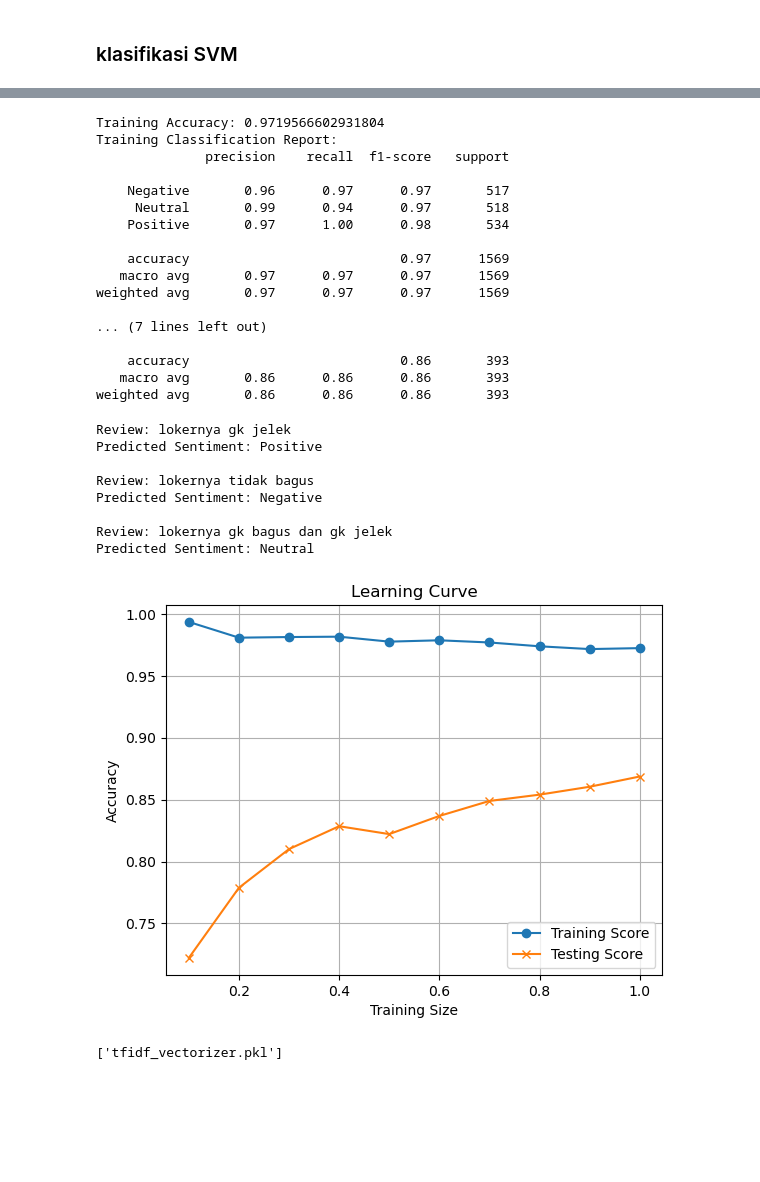
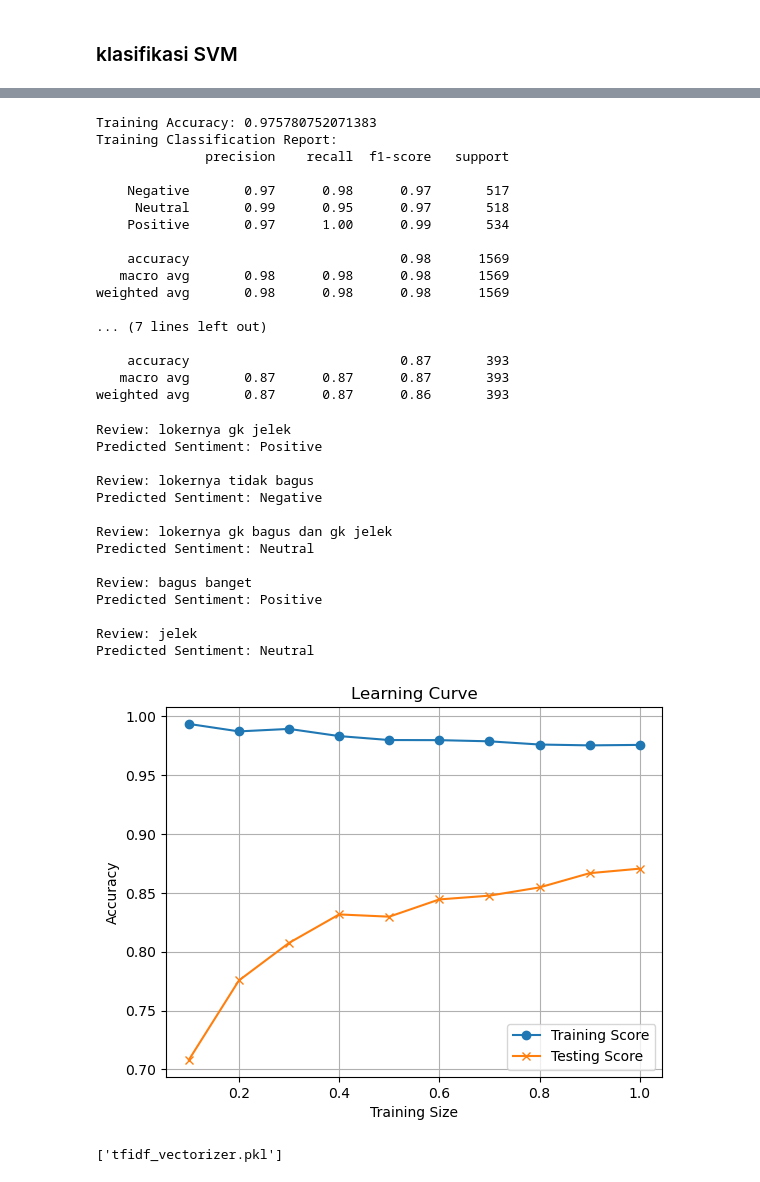
Before and after one commit to AIoTech-TIK-PNJ-2024/Machine_Learning_API, a Jupyter notebook: analysis_sentiment.ipynb, the cells around one changed output, grey strips where cells are left out. Cells and saved outputs as stored; diff of their text form; code cells hidden in the pictures; blank space fills up the shorter version.

```diff
--- a/analysis_sentiment.ipynb
+++ b/analysis_sentiment.ipynb
@@ -178,7 +192,7 @@ Name: processed_review, Length: 1962, dtype: object
 # %% [markdown]
 ### Pembobotan TF-IDF
 # %%
-tfidf_vectorizer = TfidfVectorizer(max_df=0.7, min_df=1, ngram_range=(1, 2))
+tfidf_vectorizer = TfidfVectorizer(max_df=0.6, min_df=1, ngram_range=(1, 2))
 tfidf_matrix = tfidf_vectorizer.fit_transform(df['processed_review'])
 # %%
 # Menampilkan 10 kata dengan nilai IDF tertinggi
@@ -205,7 +219,7 @@ Kata: akses ngecewain, Kemunculan: 7.889082013716516
 # %%
 X_train, X_test, y_train, y_test = train_test_split(tfidf_matrix, df['sentiment'], test_size=0.2, random_state=42)
 
-model = svm.SVC(C=10, kernel='rbf', gamma=0.1)
+model = svm.SVC(C=2, kernel='rbf', gamma=0.5)
 model.fit(X_train, y_train)
 print(f"Accuracy : {model.score(X_test, y_test)}")
 # %% [output]
@@ -276,23 +286,23 @@ print("Testing Accuracy:", test_accuracy)
 print("Testing Classification Report:")
 print(classification_report(y_test, y_test_pred))
 # %% [output]
-Training Accuracy: 0.9719566602931804
+Training Accuracy: 0.975780752071383
 Training Classification Report:
               precision    recall  f1-score   support
 
-    Negative       0.96      0.97      0.97       517
-     Neutral       0.99      0.94      0.97       518
-    Positive       0.97      1.00      0.98       534
+    Negative       0.97      0.98      0.97       517
+     Neutral       0.99      0.95      0.97       518
+    Positive       0.97      1.00      0.99       534
 
-    accuracy                           0.97      1569
-   macro avg       0.97      0.97      0.97      1569
-weighted avg       0.97      0.97      0.97      1569
+    accuracy                           0.98      1569
+   macro avg       0.98      0.98      0.98      1569
+weighted avg       0.98      0.98      0.98      1569
 
 ... (7 lines left out)
 
-    accuracy                           0.86       393
-   macro avg       0.86      0.86      0.86       393
-weighted avg       0.86      0.86      0.86       393
+    accuracy                           0.87       393
+   macro avg       0.87      0.87      0.87       393
+weighted avg       0.87      0.87      0.86       393
 # %%
 def preprocess_review(review):
     review = review.lower()
@@ -312,7 +322,9 @@ def predict_sentiment(review):
 new_reviews = [
     "lokernya gk jelek",
     "lokernya tidak bagus",
-    "lokernya gk bagus dan gk jelek"
+    "lokernya gk bagus dan gk jelek",
+    "bagus banget",
+    "jelek"
 ]
 
 for review in new_reviews:
@@ -327,32 +339,35 @@ Predicted Sentiment: Negative
 
 Review: lokernya gk bagus dan gk jelek
 Predicted Sentiment: Neutral
+
+Review: bagus banget
+Predicted Sentiment: Positive
+
+Review: jelek
+Predicted Sentiment: Neutral
 # %%
 import matplotlib.pyplot as plt
 import numpy as np
 from sklearn.model_selection import learning_curve
 
 def plot_learning_curve(estimator, X, y, cv=None, train_sizes=np.linspace(0.1, 1.0, 10)):
     train_scores, test_scores = [], []
     for train_size in train_sizes:
         _, train_score, test_score = learning_curve(estimator, X, y, cv=cv, train_sizes=[train_size])
         train_scores.append(train_score.mean())
         test_scores.append(test_score.mean())
     plt.plot(train_sizes, train_scores, label='Training Score', marker='o')
     plt.plot(train_sizes, test_scores, label='Testing Score', marker='x')
     plt.title('Learning Curve')
     plt.xlabel('Training Size')
     plt.ylabel('Accuracy')
     plt.legend()
     plt.grid(True)
 
-X_train, X_val, y_train, y_val = train_test_split(tfidf_matrix, df['sentiment'], test_size=0.2, random_state=42)
-model = svm.SVC(C=10, kernel='rbf', gamma=0.1)
-
 plot_learning_curve(model, X_train, y_train, cv=5)
 plt.show()
 # %% [output]
-[figure, old version]
+[figure, new version]
 # %%
 joblib.dump(model, 'sentiment.pkl')
 joblib.dump(tfidf_vectorizer, 'tfidf_vectorizer.pkl')
```
Also changed, not shown: parts of 14 cells of this notebook, 3 other files.
